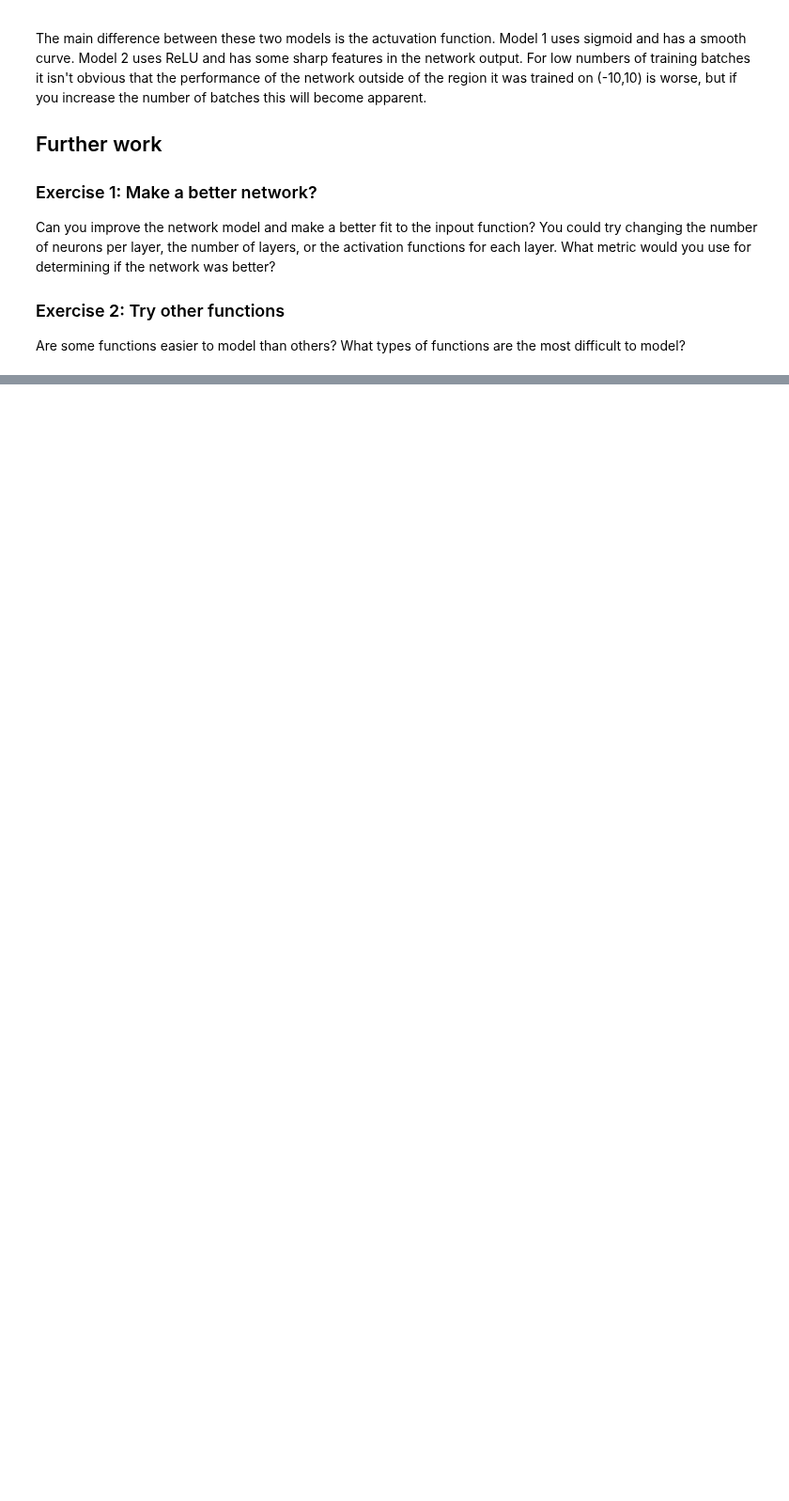
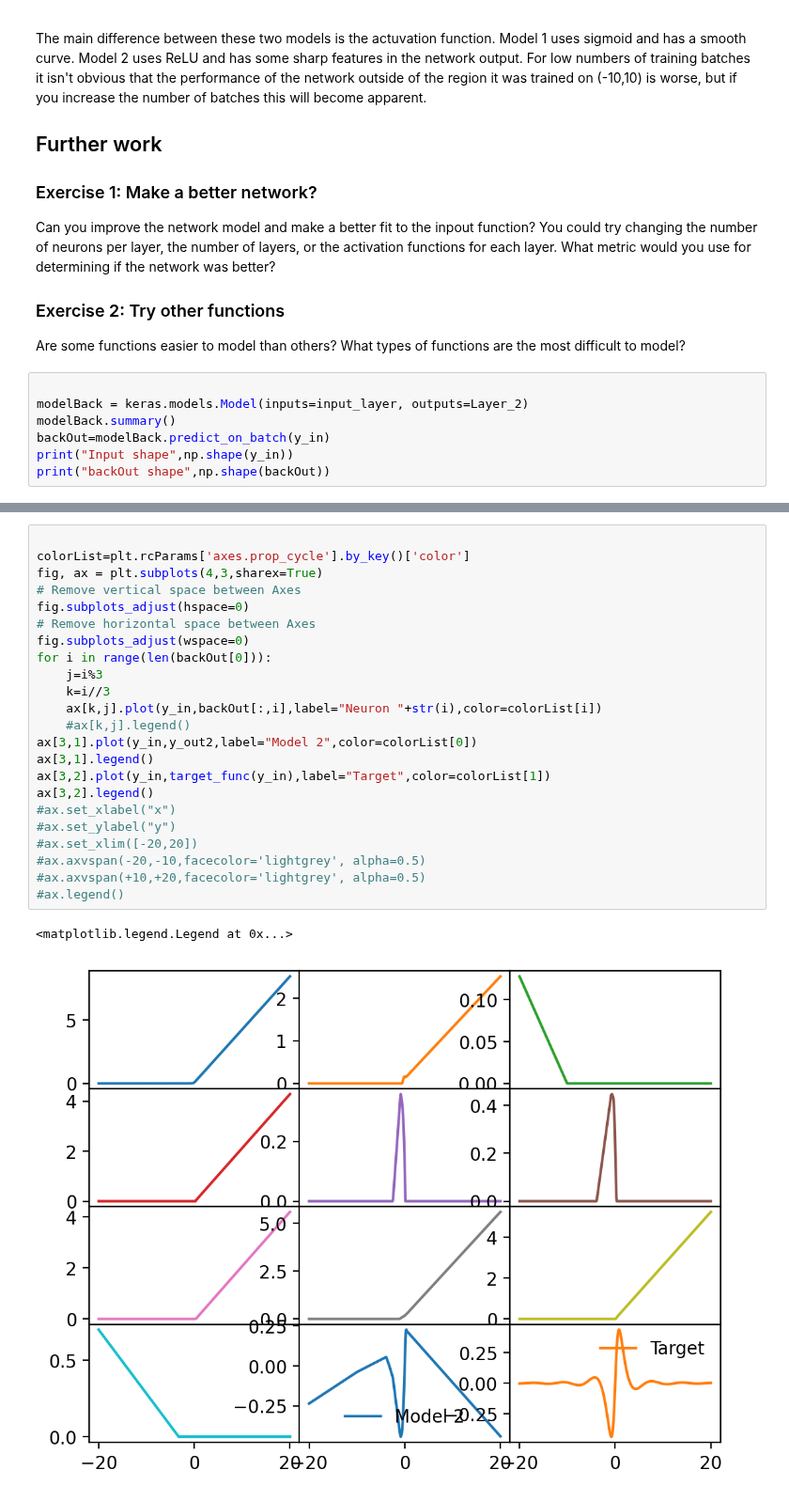
Before and after one commit to nichol77/mlForPhysicists, a Jupyter notebook: Week3/Week3_SimpleKeras.ipynb, the cells around one changed output, grey strips where cells are left out. Shown at 94% size. Cells and saved outputs as stored; diff of their text form; blank space fills up the shorter version.

```diff
--- a/Week3/Week3_SimpleKeras.ipynb
+++ b/Week3/Week3_SimpleKeras.ipynb
@@ -185,3 +185,10 @@ Can you improve the network model and make a better fit to the inpout function?
 
 ### Exercise 2: Try other functions
 Are some functions easier to model than others? What types of functions are the most difficult to model?
+# %%
+
+modelBack = keras.models.Model(inputs=input_layer, outputs=Layer_2)
+modelBack.summary()
+backOut=modelBack.predict_on_batch(y_in)
+print("Input shape",np.shape(y_in))
+print("backOut shape",np.shape(backOut))
@@ -187,0 +211,26 @@ Are some functions easier to model than others? What types of functions are the
+# %%
+
+colorList=plt.rcParams['axes.prop_cycle'].by_key()['color']
+fig, ax = plt.subplots(4,3,sharex=True)
+# Remove vertical space between Axes
+fig.subplots_adjust(hspace=0)
+# Remove horizontal space between Axes
+fig.subplots_adjust(wspace=0)
+for i in range(len(backOut[0])):
+    j=i%3
+    k=i//3
+    ax[k,j].plot(y_in,backOut[:,i],label="Neuron "+str(i),color=colorList[i])
+    #ax[k,j].legend()
+ax[3,1].plot(y_in,y_out2,label="Model 2",color=colorList[0])
+ax[3,1].legend()
+ax[3,2].plot(y_in,target_func(y_in),label="Target",color=colorList[1])
+ax[3,2].legend()
+#ax.set_xlabel("x")
+#ax.set_ylabel("y")
+#ax.set_xlim([-20,20])
+#ax.axvspan(-20,-10,facecolor='lightgrey', alpha=0.5)
+#ax.axvspan(+10,+20,facecolor='lightgrey', alpha=0.5)
+#ax.legend()
+# %% [output]
+<matplotlib.legend.Legend at 0x...>
+[figure, added]
```
Also changed, not shown: parts of 3 cells of this notebook, 3 other files.
